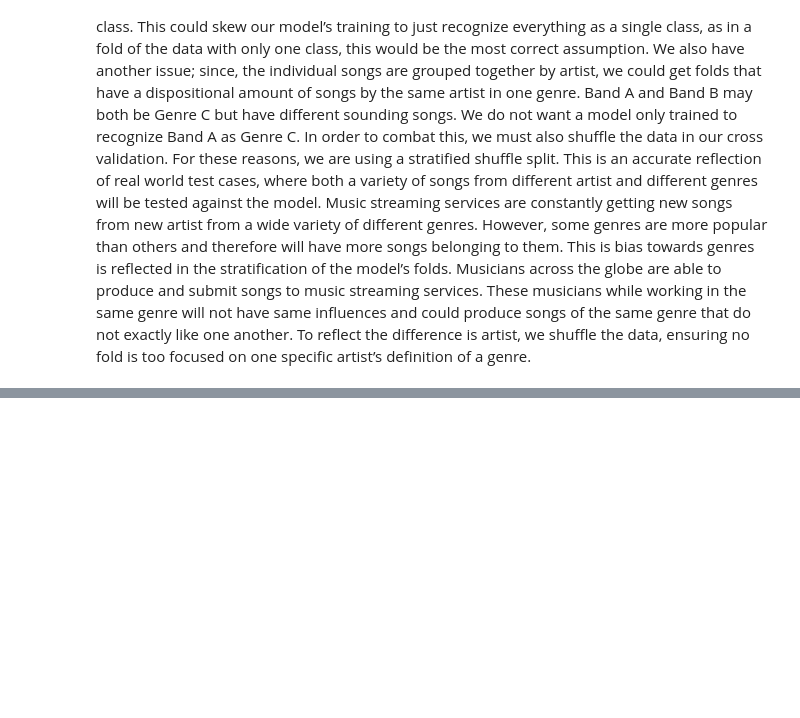
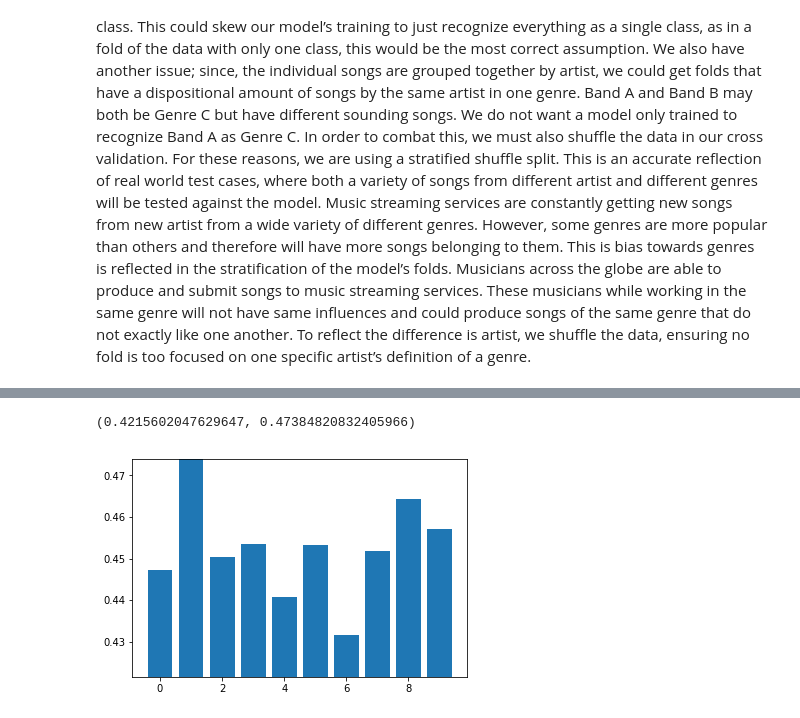
Before and after one commit to michaelcwatts123/JLab, a Jupyter notebook: Lab4/Lab4.ipynb, the cells around one changed output, grey strips where cells are left out. Saved outputs shown, nothing was run; the diff lists cells and outputs as text; code cells hidden in the pictures; blank space fills up the shorter version.

```diff
--- a/Lab4/Lab4.ipynb
+++ b/Lab4/Lab4.ipynb
@@ -299,0 +464,33 @@ class MLP(MultiLayerPerceptronBase):
+# %%
+n_components = 5
+
+params = dict(layers=10,
+              phi='sigmoid',
+              cost_fn='quadratic',
+              n_hidden=30,
+              C=0.1,
+              epochs=50,
+              eta=0.001,
+              random_state=None)
+
+# do PCA inside of pipeline to avoid data snooping
+mlp = Pipeline([('scl', StandardScaler()),
+                ('pca', PCA(n_components=n_components)),
+                ('mlp', MLP(alpha=0.001,
+                            decrease_const=0.00001,
+                            shuffle=True,
+                            minibatches=50,
+                            **params))])
+
+per_fold_eval_criteria = cross_val_score(estimator=mlp,
+                                    X=X,
+                                    y=y,
+                                    cv=cv,
+                                    scoring=my_scorer
+                                   )
+
+plt.bar(range(len(per_fold_eval_criteria)),per_fold_eval_criteria)
+plt.ylim([min(per_fold_eval_criteria)-0.01,max(per_fold_eval_criteria)])
+# %% [output]
+(0.4215602047629647, 0.47384820832405966)
+[figure, added]
```
Also changed, not shown: parts of 22 cells of this notebook.
